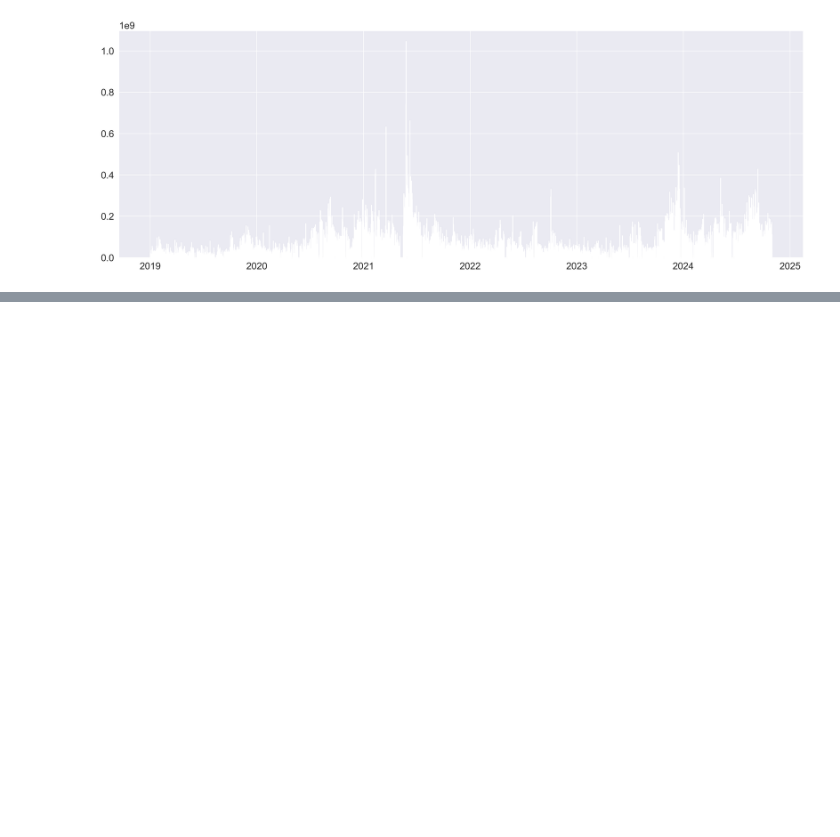
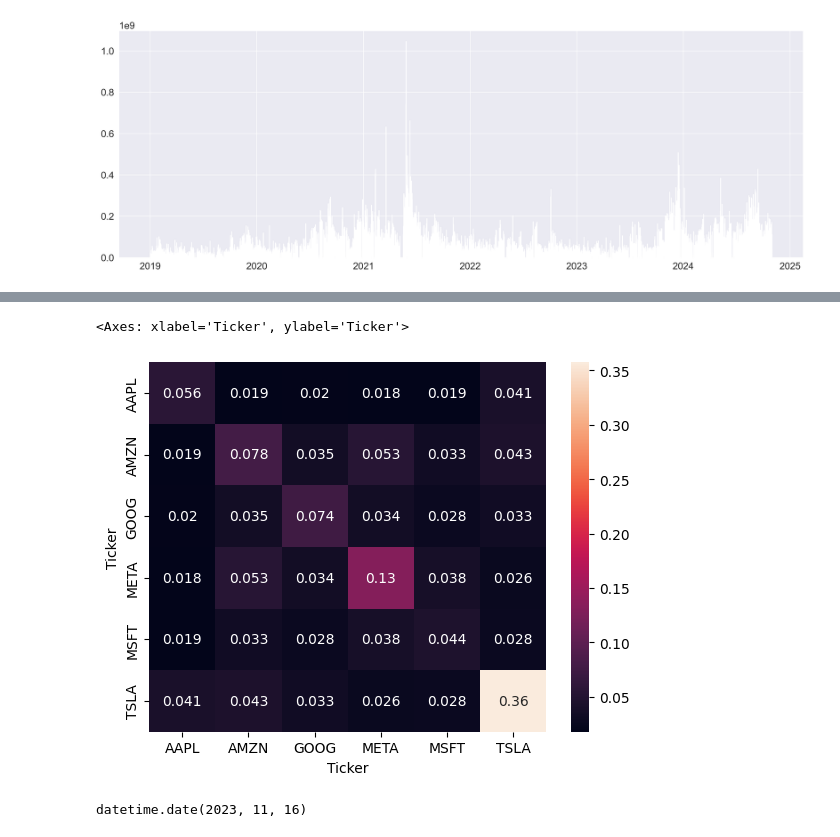
Before and after one commit to raza141/fund_tracker_psx, a Jupyter notebook: main.ipynb, the cells around one changed output, grey strips where cells are left out. Drawn from its saved outputs; the diff is of its cells as text; code cells hidden in the pictures; blank space fills up the shorter version.

```diff
--- a/main.ipynb
+++ b/main.ipynb
@@ -127,0 +215,2 @@ raw_stock_dir = Path(STOCKS_DIR)
+# %%
+cs = CovarianceShrinkage(data)
@@ -127,0 +221,9 @@ raw_stock_dir = Path(STOCKS_DIR)
+# %%
+sns.heatmap(cs.ledoit_wolf(), annot=True)
+# %% [output]
+<Axes: xlabel='Ticker', ylabel='Ticker'>
+[figure, added]
+# %%
+pd.to_datetime('2023-11-16').date()
+# %% [output]
+datetime.date(2023, 11, 16)
```
Also changed, not shown: parts of 41 cells of this notebook, 5 other files.
